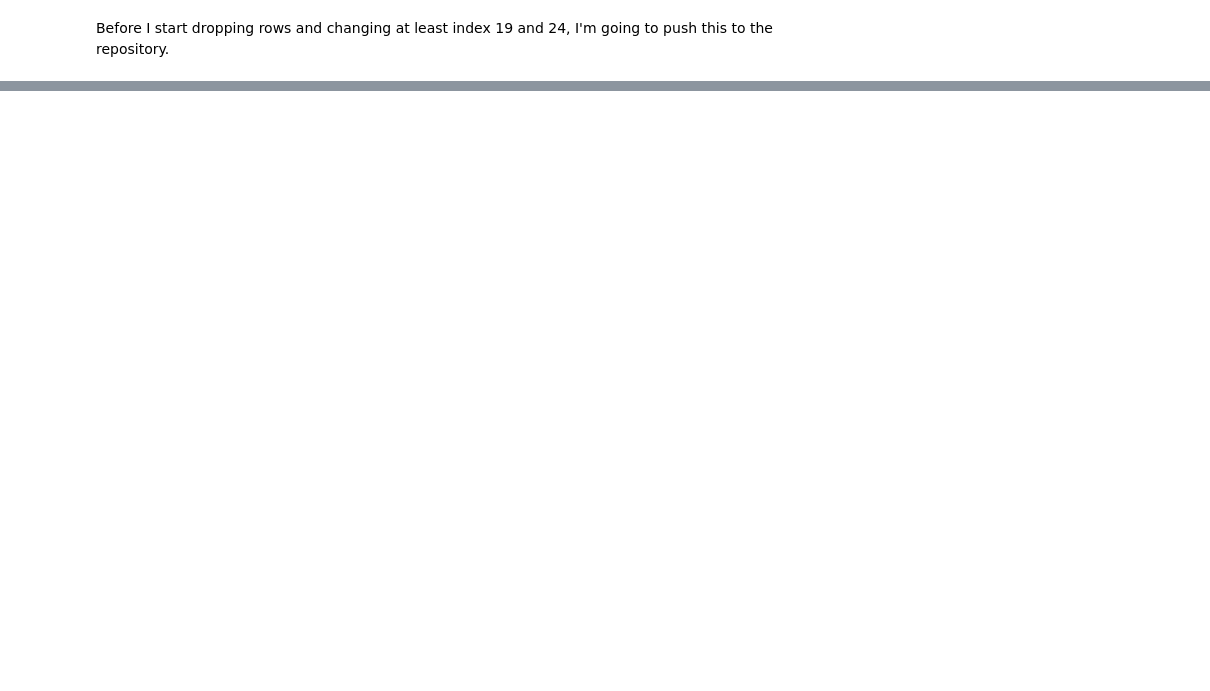
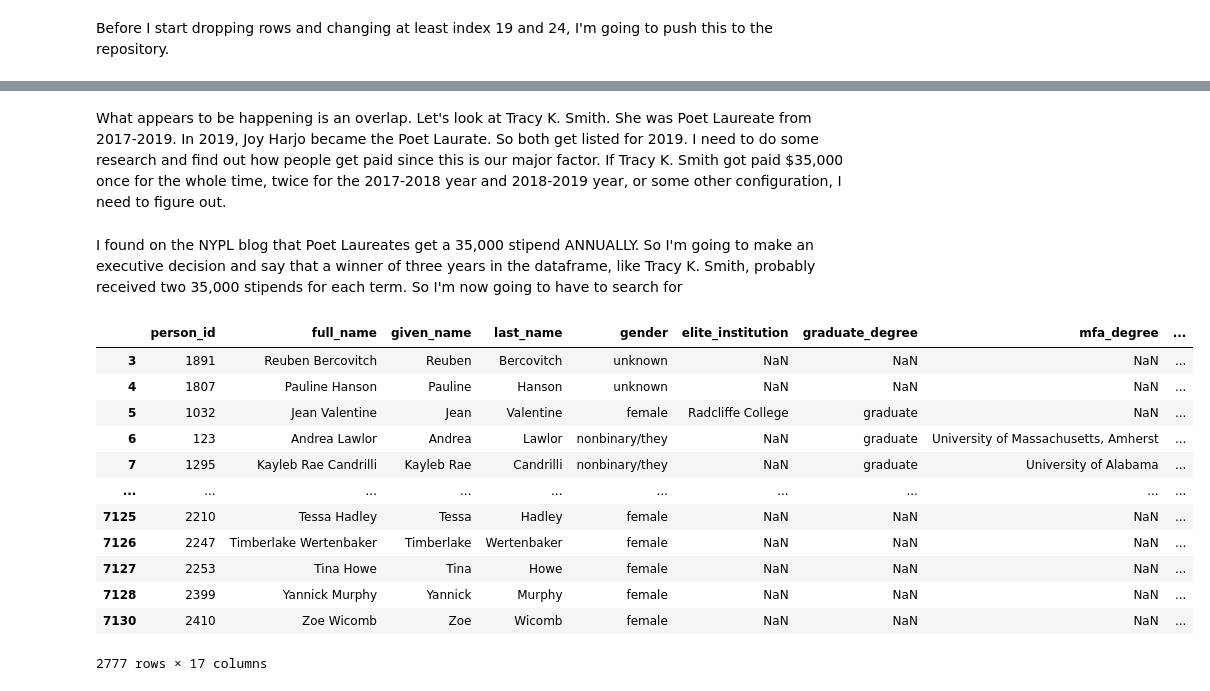
Before and after one commit to abigwind/literary-prizes, a Jupyter notebook: LiteraryPrizesDW.ipynb, the cells around one changed output, grey strips where cells are left out. Drawn from its saved outputs; the diff is of its cells as text; code cells hidden in the pictures; blank space fills up the shorter version.

```diff
--- a/LiteraryPrizesDW.ipynb
+++ b/LiteraryPrizesDW.ipynb
@@ -423,0 +562,26 @@ Before I start dropping rows and changing at least index 19 and 24, I'm going to
+# %% [markdown]
+What appears to be happening is an overlap. Let's look at Tracy K. Smith. She was Poet Laureate from 2017-2019. In 2019, Joy Harjo became the Poet Laurate. So both get listed for 2019. I need to do some research and find out how people get paid since this is our major factor. If Tracy K. Smith got paid $35,000 once for the whole time, twice for the 2017-2018 year and 2018-2019 year, or some other configuration, I need to figure out.
+# %% [markdown]
+I found on the NYPL blog that Poet Laureates get a 35,000 stipend ANNUALLY. So I'm going to make an executive decision and say that a winner of three years in the dataframe, like Tracy K. Smith, probably received two 35,000 stipends for each term. So I'm now going to have to search for
+# %%
+#Dropping any 'No Winner' for winners dataframe
+
+winners_wo = winners[winners['full_name'] != 'No Winner']
+# %%
+#The original winners dataframe had 2795. There were 18 rows of No Winner.
+#2795 - 18 = 2777! Excatly what we needed!
+winners_wo
+# %% [output]
+|  | person_id | full_name | given_name | last_name | gender | elite_institution | graduate_degree | mfa_degree | ... |
+| 3 | 1891 | Reuben Bercovitch | Reuben | Bercovitch | unknown | NaN | NaN | NaN | ... |
+| 4 | 1807 | Pauline Hanson | Pauline | Hanson | unknown | NaN | NaN | NaN | ... |
+| 5 | 1032 | Jean Valentine | Jean | Valentine | female | Radcliffe College | graduate | NaN | ... |
+| 6 | 123 | Andrea Lawlor | Andrea | Lawlor | nonbinary/they | NaN | graduate | University of Massachusetts, Amherst | ... |
+| 7 | 1295 | Kayleb Rae Candrilli | Kayleb Rae | Candrilli | nonbinary/they | NaN | graduate | University of Alabama | ... |
+| ... | ... | ... | ... | ... | ... | ... | ... | ... | ... |
+| 7125 | 2210 | Tessa Hadley | Tessa | Hadley | female | NaN | NaN | NaN | ... |
+| 7126 | 2247 | Timberlake Wertenbaker | Timberlake | Wertenbaker | female | NaN | NaN | NaN | ... |
+| 7127 | 2253 | Tina Howe | Tina | Howe | female | NaN | NaN | NaN | ... |
+| 7128 | 2399 | Yannick Murphy | Yannick | Murphy | female | NaN | NaN | NaN | ... |
+| 7130 | 2410 | Zoe Wicomb | Zoe | Wicomb | female | NaN | NaN | NaN | ... |
+2777 rows × 17 columns
```
Also changed, not shown: parts of 38 cells of this notebook.
